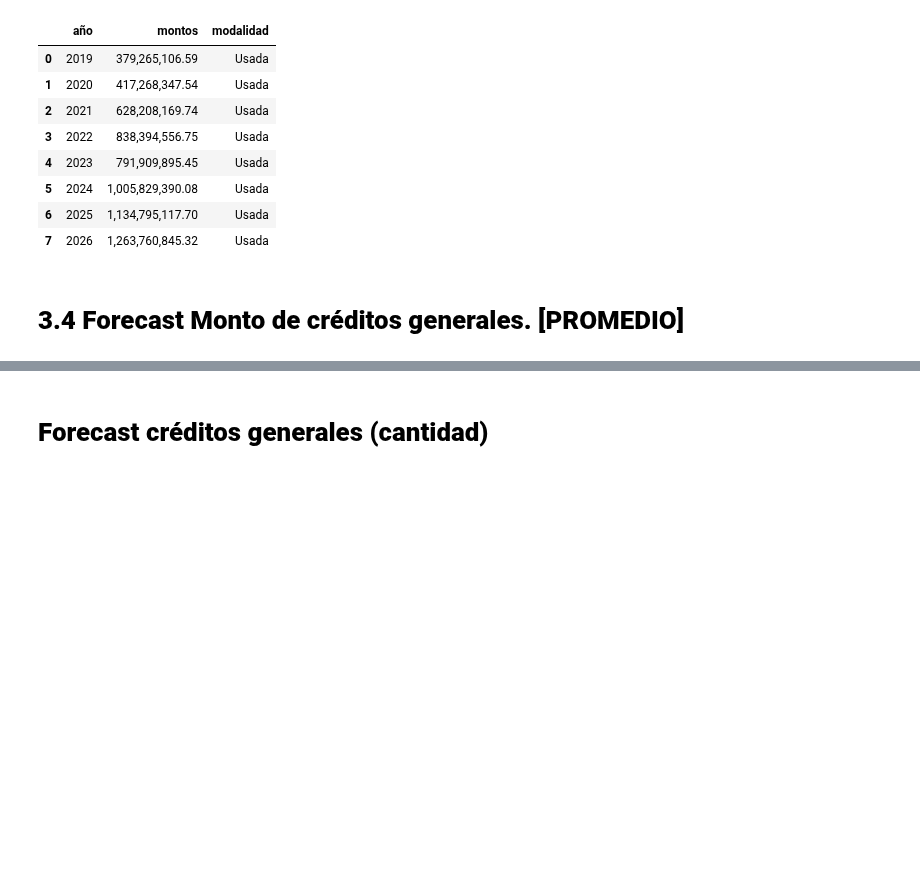
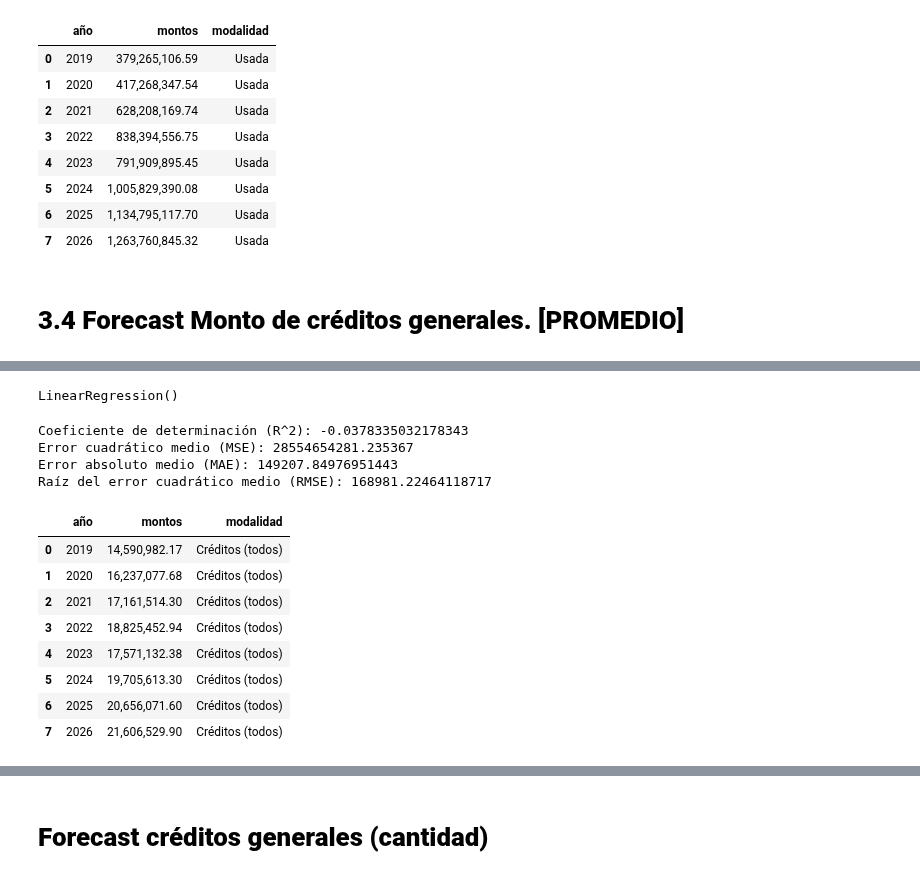
Before and after one commit to MiguelDWT4toCreativo/Datalpine, a Jupyter notebook: resources/jupyter/forecast_creditos_generales_pachuca.ipynb, the cells around one changed output, grey strips where cells are left out. Cells and saved outputs as stored; diff of their text form; code cells hidden in the pictures; blank space fills up the shorter version.

```diff
--- a/resources/jupyter/forecast_creditos_generales_pachuca.ipynb
+++ b/resources/jupyter/forecast_creditos_generales_pachuca.ipynb
@@ -439,3 +439,9 @@ guardar_grafico_como_html(fig, 'g_scatt_forecastcreditgral_total_pachuca', carpe
 fig.show()
 # %% [markdown]
 # **3.4 Forecast Monto de créditos generales. [PROMEDIO]**
+# %%
+creditos_2019_pachuca = df_financiamientos_2019_pachuca[['id','año','mes','modalidad','monto']]
+creditos_2020_pachuca = df_financiamientos_2020_pachuca[['id','año','mes','modalidad','monto']]
+creditos_2021_pachuca = df_financiamientos_2021_pachuca[['id','año','mes','modalidad','monto']]
+creditos_2022_pachuca = df_financiamientos_2022_pachuca[['id','año','mes','modalidad','monto']]
+creditos_2023_pachuca = df_financiamientos_2023_pachuca[['id','año','mes','modalidad','monto']]
@@ -441,0 +483,71 @@ fig.show()
+# %%
+from sklearn.model_selection import train_test_split
+from sklearn.linear_model import LinearRegression
+import numpy as np
+
+# Preparar datos para el modelo
+X = total_conteo_creditos_pachuca[['año', 'mes']]
+y = total_conteo_creditos_pachuca['montos']
+# Dividir los datos en conjuntos de entrenamiento y prueba
+X_train, X_test, y_train, y_test = train_test_split(X, y, test_size=0.2, random_state=42)
+# Inicializar y entrenar el modelo de regresión lineal
+modelo = LinearRegression()
+modelo.fit(X_train, y_train)
+# %% [output]
+LinearRegression()
+# %%
+from sklearn.metrics import r2_score
+# Hacer predicciones en el conjunto de prueba
+y_pred = modelo.predict(X_test)
+# Calcular el coeficiente de determinación (R^2)
+r2 = r2_score(y_test, y_pred)
+print("Coeficiente de determinación (R^2):", r2)
+
+from sklearn.metrics import mean_squared_error
+mse = mean_squared_error(y_test, y_pred)
+print("Error cuadrático medio (MSE):", mse)
+
+from sklearn.metrics import mean_absolute_error
+mae = mean_absolute_error(y_test, y_pred)
+print("Error absoluto medio (MAE):", mae)
+rmse = np.sqrt(mse)
+print("Raíz del error cuadrático medio (RMSE):", rmse)
+# %% [output]
+Coeficiente de determinación (R^2): -0.0378335032178343
+Error cuadrático medio (MSE): 28554654281.235367
+Error absoluto medio (MAE): 149207.84976951443
+Raíz del error cuadrático medio (RMSE): 168981.22464118717
+# %%
+# DF con todas las combinaciones posibles de año y mes para 2023 FALTANTES (AUG-DEC)
+fechas_2023 = pd.DataFrame({'año': np.repeat(2023, 5),
+                            'mes': range(8, 13)})
+
+# DF con todas las combinaciones posibles de año y mes para 2024-2026
+fechas_2024_2026 = pd.DataFrame({'año': np.repeat(range(2024, 2027), 12),
+                                  'mes': np.tile(range(1, 13), 3)})
+nuevas_fechas = pd.concat([fechas_2023, fechas_2024_2026]) # Concatenamos
+
+# Realizamos predicciones con el modelo entrenado
+predicciones = modelo.predict(nuevas_fechas)
+# Agregamos las predicciones al DataFrame de nuevas fechas
+nuevas_fechas['montos'] = predicciones
+total_pachuca = pd.concat([total_conteo_creditos_pachuca, nuevas_fechas], ignore_index=True)
+total_todos_pachuca = total_pachuca.groupby('año')['montos'].sum().reset_index()
+# Agregar una nueva columna 'vivienda' con el valor 'Usada'
+total_todos_pachuca['modalidad'] = 'Créditos (todos)'
+# Función para formatear números con separadores de coma y dos decimales
+def format_number(x):
+   return '{:,.2f}'.format(x)
+# Formatear la columna 'montos' con la función personalizada
+total_todos_pachuca['montos'] = total_todos_pachuca['montos'].map(format_number)
+total_todos_pachuca
+# %% [output]
+|  | año | montos | modalidad |
+| 0 | 2019 | 14,590,982.17 | Créditos (todos) |
+| 1 | 2020 | 16,237,077.68 | Créditos (todos) |
+| 2 | 2021 | 17,161,514.30 | Créditos (todos) |
+| 3 | 2022 | 18,825,452.94 | Créditos (todos) |
+| 4 | 2023 | 17,571,132.38 | Créditos (todos) |
+| 5 | 2024 | 19,705,613.30 | Créditos (todos) |
+| 6 | 2025 | 20,656,071.60 | Créditos (todos) |
+| 7 | 2026 | 21,606,529.90 | Créditos (todos) |
```
Also changed, not shown: parts of 10 cells of this notebook, 7 other files.
